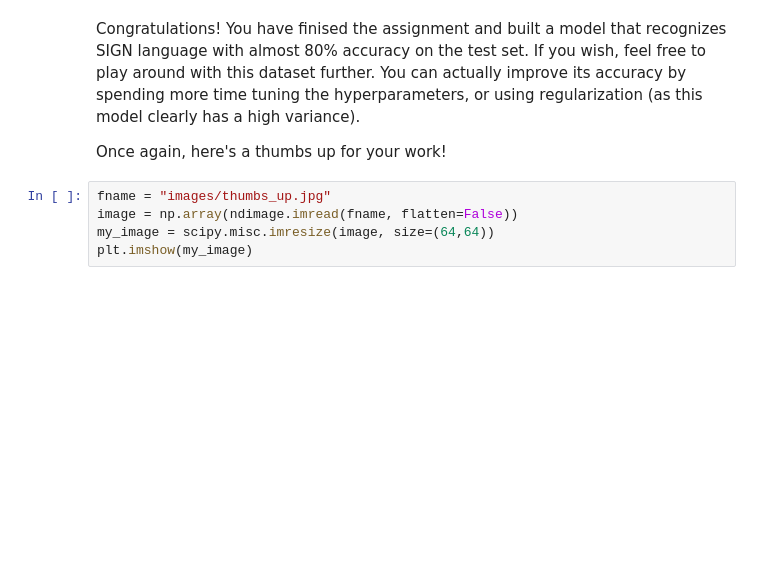
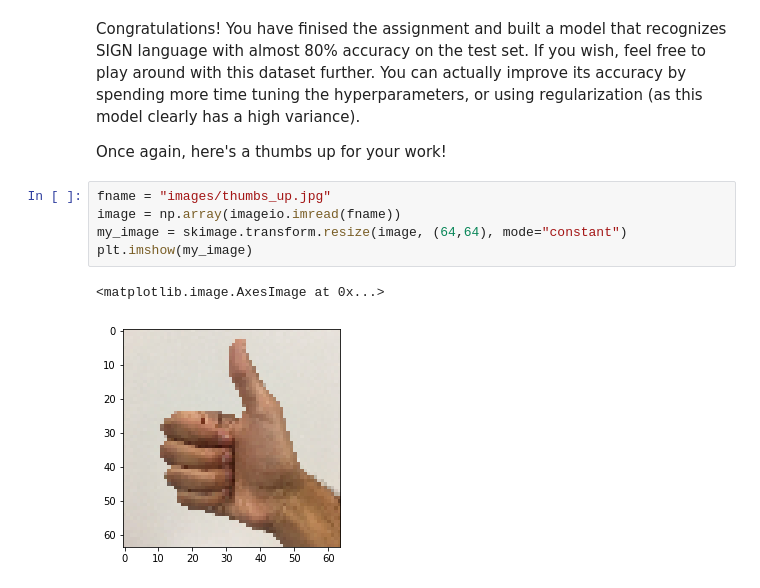
Before and after one commit to ShawnZhong/Coursera-Deep-Learning-Course, a Jupyter notebook: C4W1P2 - Convolution model (Application)/main.ipynb, the cells around one changed output. Saved outputs shown, nothing was run; the diff lists cells and outputs as text; blank space fills up the shorter version.

```diff
--- a/C4W1P2 - Convolution model (Application)/main.ipynb
+++ b/C4W1P2 - Convolution model (Application)/main.ipynb
@@ -517,6 +566,9 @@ Congratulations! You have finised the assignment and built a model that recogniz
 Once again, here's a thumbs up for your work!
 # %%
 fname = "images/thumbs_up.jpg"
-image = np.array(ndimage.imread(fname, flatten=False))
-my_image = scipy.misc.imresize(image, size=(64,64))
+image = np.array(imageio.imread(fname))
+my_image = skimage.transform.resize(image, (64,64), mode="constant")
 plt.imshow(my_image)
+# %% [output]
+<matplotlib.image.AxesImage at 0x...>
+[figure, added]
```
Also changed, not shown: parts of 13 cells of this notebook.
